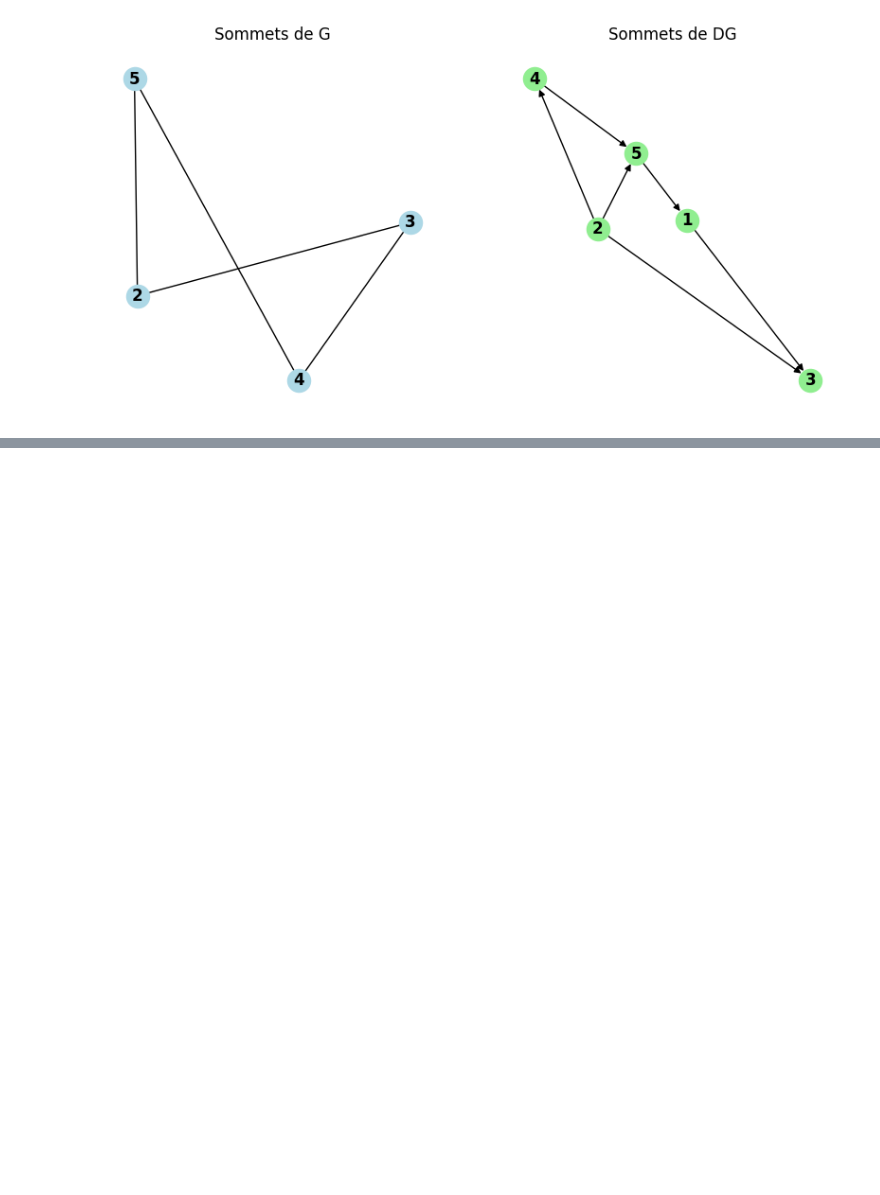
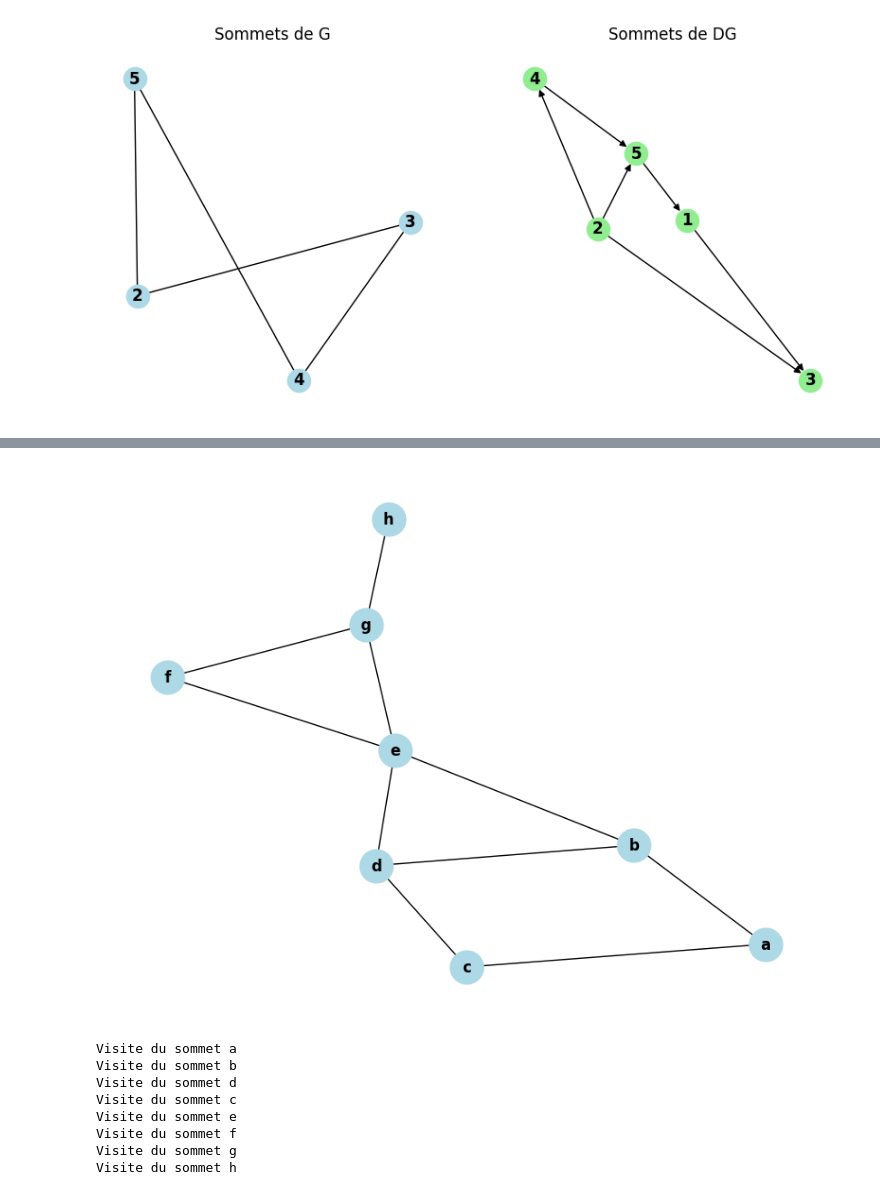
Before and after one commit to GuechtouliAnis/College-Projects, a Jupyter notebook: ARS/TP1.ipynb, the cells around one changed output, grey strips where cells are left out. Drawn from its saved outputs; the diff is of its cells as text; code cells hidden in the pictures; blank space fills up the shorter version.

```diff
--- a/ARS/TP1.ipynb
+++ b/ARS/TP1.ipynb
@@ -132,0 +160,47 @@ affichage(G,DG)
+# %%
+import networkx as nx
+import matplotlib.pyplot as plt
+
+# Définition de la fonction de parcours en profondeur
+def ParcourirProfondeur(Graphe, Sommet, Visitee=None):
+    if Visitee is None:
+        Visitee = set()  # Ensemble pour stocker les sommets visités
+    Visitee.add(Sommet)  # Marquer le sommet comme visité
+    print(f"Visite du sommet {Sommet}")
+
+    # Parcours des voisins du sommet
+    for voisin in Graphe[Sommet]:
+        if voisin not in Visitee:  # Si le voisin n'a pas encore été visité
+            ParcourirProfondeur(Graphe, voisin, Visitee)
+
+# Définir la matrice d'adjacence sous forme de dictionnaire avec des lettres
+adj_matrix = {'a': ['b', 'c'],   # sommet a
+              'b': ['a', 'd', 'e'],  # sommet b
+              'c': ['a', 'd'],   # sommet c
+              'd': ['b', 'c', 'e'],  # sommet d
+              'e': ['b', 'd', 'f', 'g'],  # sommet e
+              'f': ['e', 'g'],   # sommet f
+              'g': ['e', 'f', 'h'],  # sommet g
+              'h': ['g']}     # sommet h
+
+# Créer un graphe à partir du dictionnaire
+G = nx.Graph(adj_matrix)
+
+# Afficher le graphe
+labels = {node: node for node in G.nodes()}  # Les nœuds sont déjà des lettres
+plt.figure(figsize=(8, 6))
+nx.draw(G, with_labels=True, labels=labels, node_color='lightblue', font_weight='bold', node_size=700)
+plt.show()
+
+# Lancer le parcours en profondeur à partir du sommet 'a'
+ParcourirProfondeur(adj_matrix, 'a')
+# %% [output]
+[figure, added]
+Visite du sommet a
+Visite du sommet b
+Visite du sommet d
+Visite du sommet c
+Visite du sommet e
+Visite du sommet f
+Visite du sommet g
+Visite du sommet h
```
Also changed, not shown: parts of 9 cells of this notebook.
